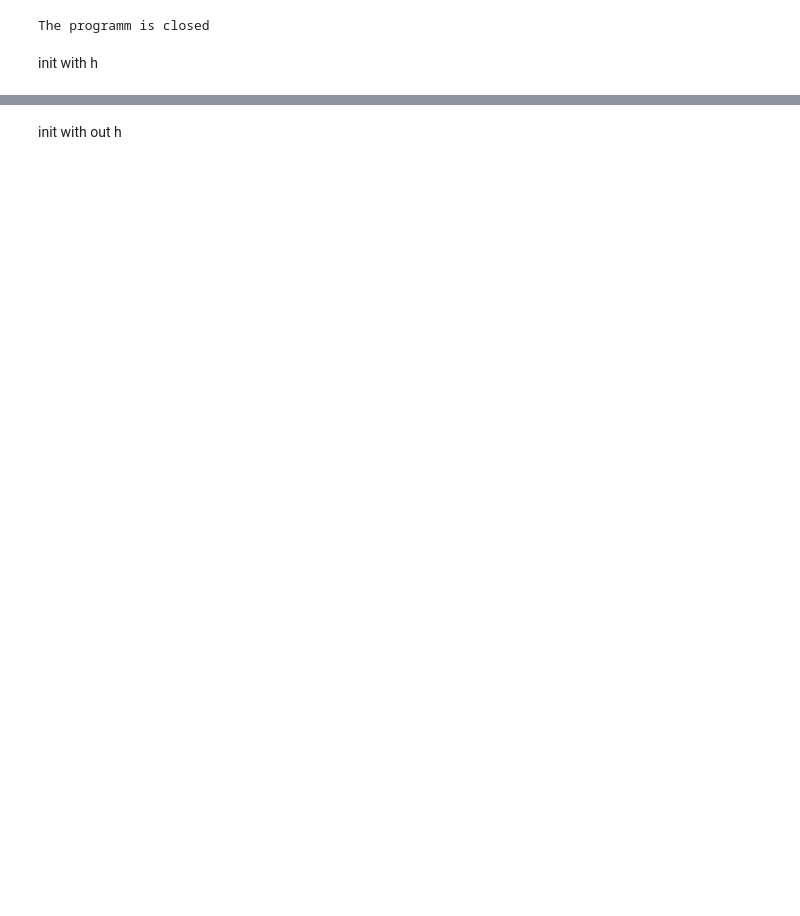
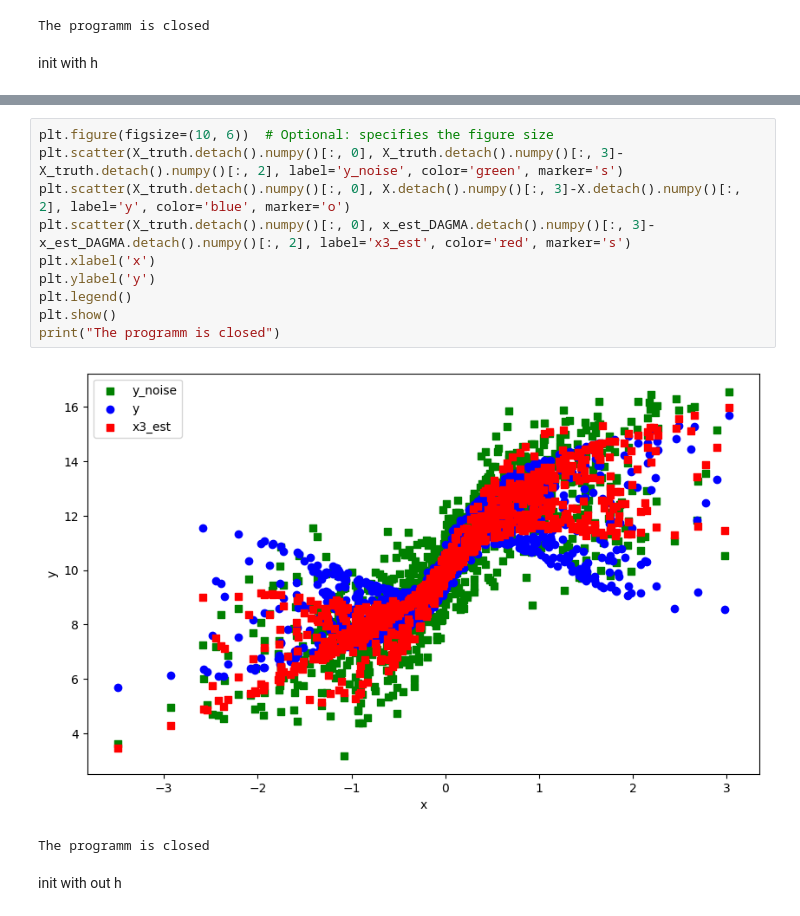
Before and after one commit to yurou-liang/ADMG, a Jupyter notebook: src/DagmaDCE/Test.ipynb, the cells around one changed output, grey strips where cells are left out. Cells and saved outputs as stored; diff of their text form; blank space fills up the shorter version.

```diff
--- a/src/DagmaDCE/Test.ipynb
+++ b/src/DagmaDCE/Test.ipynb
@@ -3576,3 +3576,16 @@ mu:  0.1
+# %%
+plt.figure(figsize=(10, 6))  # Optional: specifies the figure size
+plt.scatter(X_truth.detach().numpy()[:, 0], X_truth.detach().numpy()[:, 3]-X_truth.detach().numpy()[:, 2], label='y_noise', color='green', marker='s')
+plt.scatter(X_truth.detach().numpy()[:, 0], X.detach().numpy()[:, 3]-X.detach().numpy()[:, 2], label='y', color='blue', marker='o')
+plt.scatter(X_truth.detach().numpy()[:, 0], x_est_DAGMA.detach().numpy()[:, 3]-x_est_DAGMA.detach().numpy()[:, 2], label='x3_est', color='red', marker='s')
+plt.xlabel('x')
+plt.ylabel('y')
+plt.legend()
+plt.show()
+print("The programm is closed")
+# %% [output]
+[figure, added]
+The programm is closed
 # %% [markdown]
 init with out h
 # %%
```
Also changed, not shown: parts of 6 cells of this notebook, 38 other files.
